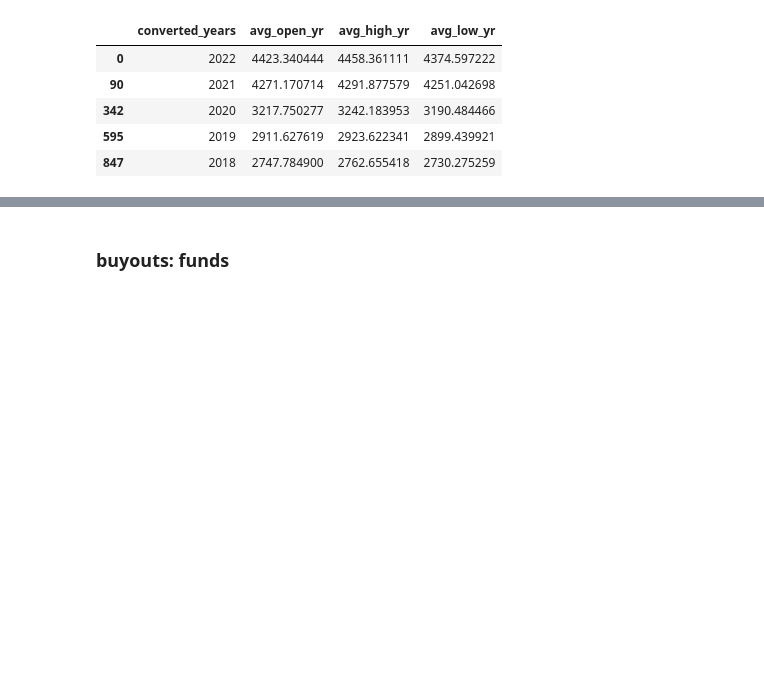
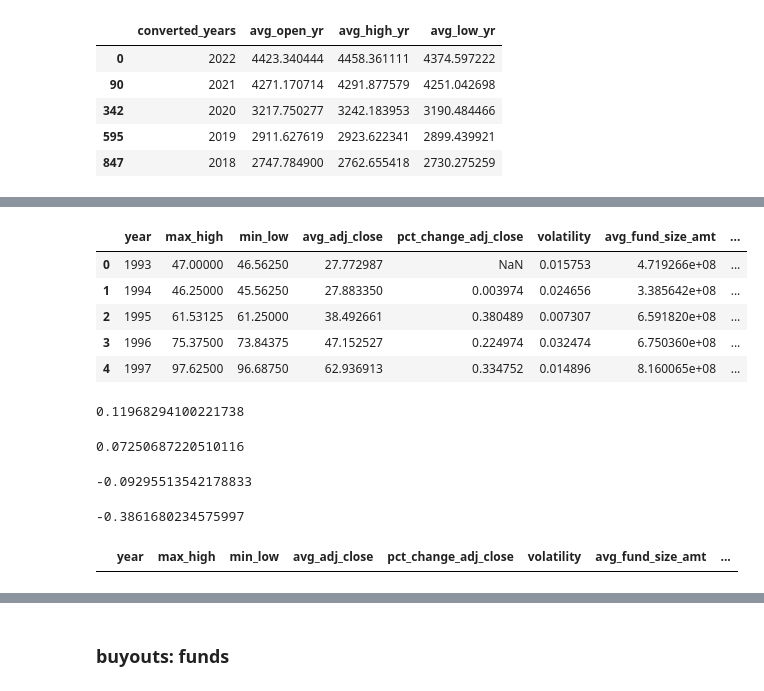
Before and after one commit to anjanaiyer/svb_practicum, a Jupyter notebook: buyouts/buyouts_sp_test.ipynb, the cells around one changed output, grey strips where cells are left out. Drawn from its saved outputs; the diff is of its cells as text; code cells hidden in the pictures; blank space fills up the shorter version.

```diff
--- a/buyouts/buyouts_sp_test.ipynb
+++ b/buyouts/buyouts_sp_test.ipynb
@@ -140,0 +275,44 @@ See the caveats in the documentation: https://pandas.pydata.org/pandas-docs/stab
+# %%
+## look at percent changes in allocation of funds
+
+df_merged['pct_change_fund_size_amt'] = df_merged['avg_fund_size_amt'].pct_change()
+df_merged['pct_change_commit_amt'] = df_merged['avg_commitment_amt'].pct_change()
+
+df_merged = df_merged.rename(columns={'avg_commitment_amt':'avg_commit_amt'})
+df_merged = df_merged[['year', 'max_high', 'min_low', 'avg_adj_close', 'pct_change_adj_close',
+                      'volatility', 'avg_fund_size_amt', 'pct_change_fund_size_amt',
+                      'avg_commit_amt', 'pct_change_commit_amt']]
+
+df_merged.head()
+# %% [output]
+|  | year | max_high | min_low | avg_adj_close | pct_change_adj_close | volatility | avg_fund_size_amt | ... |
+| 0 | 1993 | 47.00000 | 46.56250 | 27.772987 | NaN | 0.015753 | 4.719266e+08 | ... |
+| 1 | 1994 | 46.25000 | 45.56250 | 27.883350 | 0.003974 | 0.024656 | 3.385642e+08 | ... |
+| 2 | 1995 | 61.53125 | 61.25000 | 38.492661 | 0.380489 | 0.007307 | 6.591820e+08 | ... |
+| 3 | 1996 | 75.37500 | 73.84375 | 47.152527 | 0.224974 | 0.032474 | 6.750360e+08 | ... |
+| 4 | 1997 | 97.62500 | 96.68750 | 62.936913 | 0.334752 | 0.014896 | 8.160065e+08 | ... |
+# %%
+## correlations
+
+df_merged['pct_change_adj_close'].corr(df_merged['pct_change_fund_size_amt'])
+# %% [output]
+0.11968294100221738
+# %%
+df_merged['pct_change_adj_close'].corr(df_merged['avg_fund_size_amt'])
+# %% [output]
+0.07250687220510116
+# %%
+df_merged['volatility'].corr(df_merged['pct_change_fund_size_amt'])
+# %% [output]
+-0.09295513542178833
+# %%
+df_merged['volatility'].corr(df_merged['avg_fund_size_amt'])
+# %% [output]
+-0.3861680234575997
+# %%
+## percent changes for emerging funds in particular
+
+df_emerging = df_merged[df_merged['avg_fund_size_amt'] <= 250000000]
+df_emerging.head()
+# %% [output]
+|  | year | max_high | min_low | avg_adj_close | pct_change_adj_close | volatility | avg_fund_size_amt | ... |
```
Also changed, not shown: parts of 24 cells of this notebook, 1 other file.
